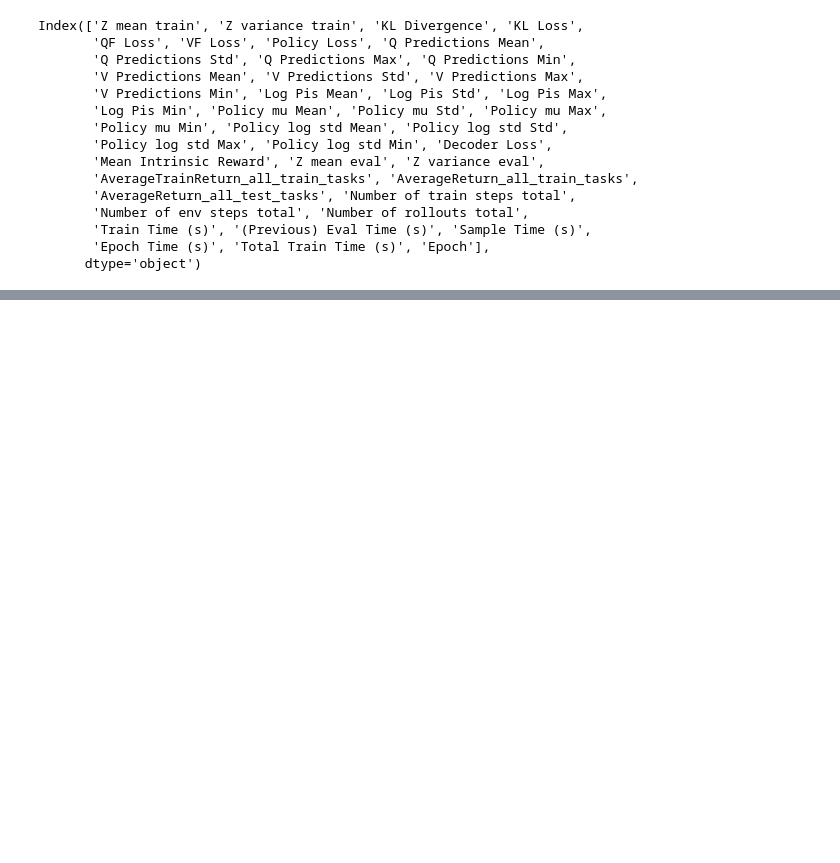
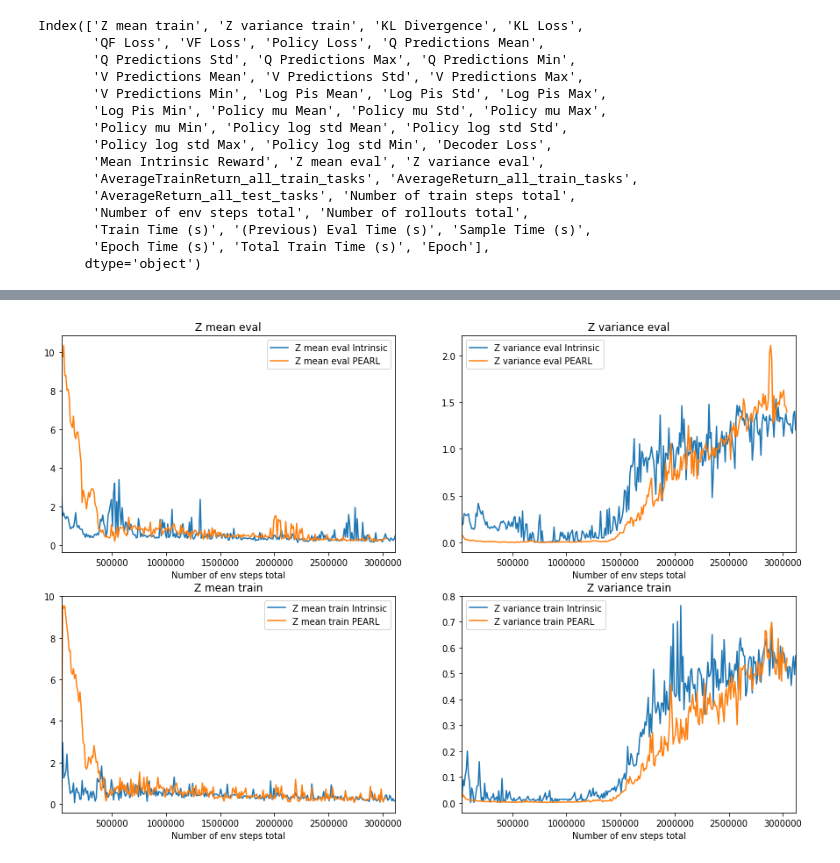
Before and after one commit to bryanlincoln/oyster, a Jupyter notebook: visualize.ipynb, the cells around one changed output, grey strips where cells are left out. Drawn from its saved outputs; the diff is of its cells as text; code cells hidden in the pictures; blank space fills up the shorter version.

```diff
--- a/visualize.ipynb
+++ b/visualize.ipynb
@@ -106,0 +119,4 @@ plott([results1, results2], ['AverageReturn_all_train_tasks', 'AverageReturn_all
+# %%
+plott([results1, results2], ['Z mean eval', 'Z variance eval', 'Z mean train', 'Z variance train'], labels)
+# %% [output]
+[figure, added]
```
Also changed, not shown: parts of 9 cells of this notebook, 3 other files.
